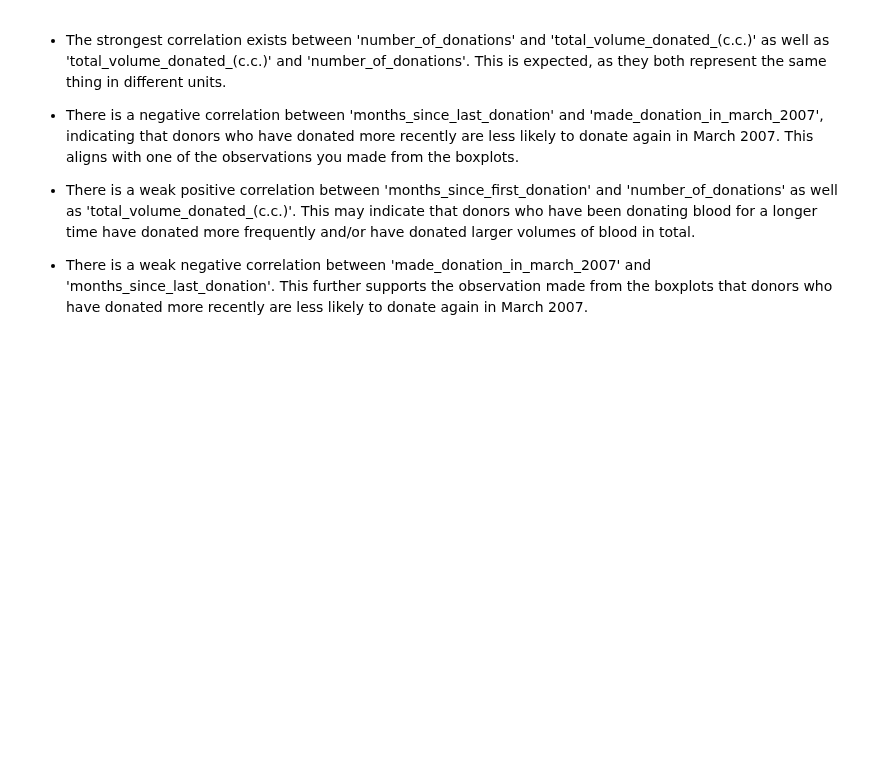
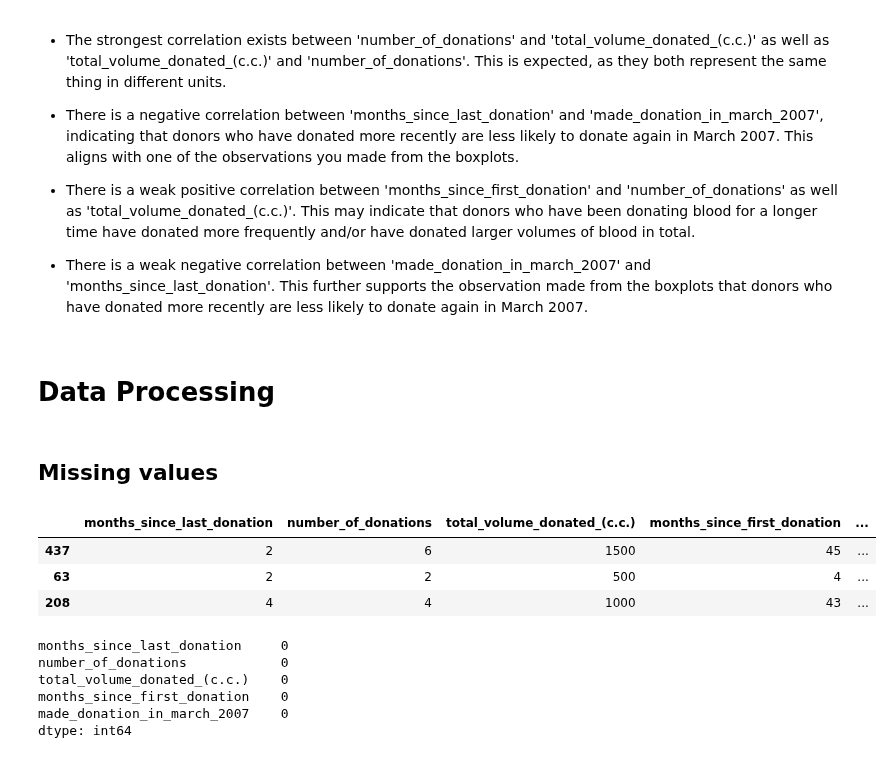
Before and after one commit to mdushetwar/Blood-Donation-Prediction, a Jupyter notebook: BloodDonationPred.ipynb, the cells around one changed output. Drawn from its saved outputs; the diff is of its cells as text; code cells hidden in the pictures; blank space fills up the shorter version.

Commit message:
Data Processing-1

```diff
--- a/BloodDonationPred.ipynb
+++ b/BloodDonationPred.ipynb
@@ -336,3 +341,23 @@ Name: made_donation_in_march_2007, dtype: float64
 - There is a weak positive correlation between 'months_since_first_donation' and 'number_of_donations' as well as 'total_volume_donated_(c.c.)'. This may indicate that donors who have been donating blood for a longer time have donated more frequently and/or have donated larger volumes of blood in total.
 
 - There is a weak negative correlation between 'made_donation_in_march_2007' and 'months_since_last_donation'. This further supports the observation made from the boxplots that donors who have donated more recently are less likely to donate again in March 2007.
+# %% [markdown]
+# Data Processing
+# %% [markdown]
+## Missing values
+# %%
+donors_train.head(3)
+# %% [output]
+|  | months_since_last_donation | number_of_donations | total_volume_donated_(c.c.) | months_since_first_donation | ... |
+| 437 | 2 | 6 | 1500 | 45 | ... |
+| 63 | 2 | 2 | 500 | 4 | ... |
+| 208 | 4 | 4 | 1000 | 43 | ... |
+# %%
+donors_train.isna().sum()
+# %% [output]
+months_since_last_donation     0
+number_of_donations            0
+total_volume_donated_(c.c.)    0
+months_since_first_donation    0
+made_donation_in_march_2007    0
+dtype: int64
```
Also changed, not shown: parts of 17 cells of this notebook.
